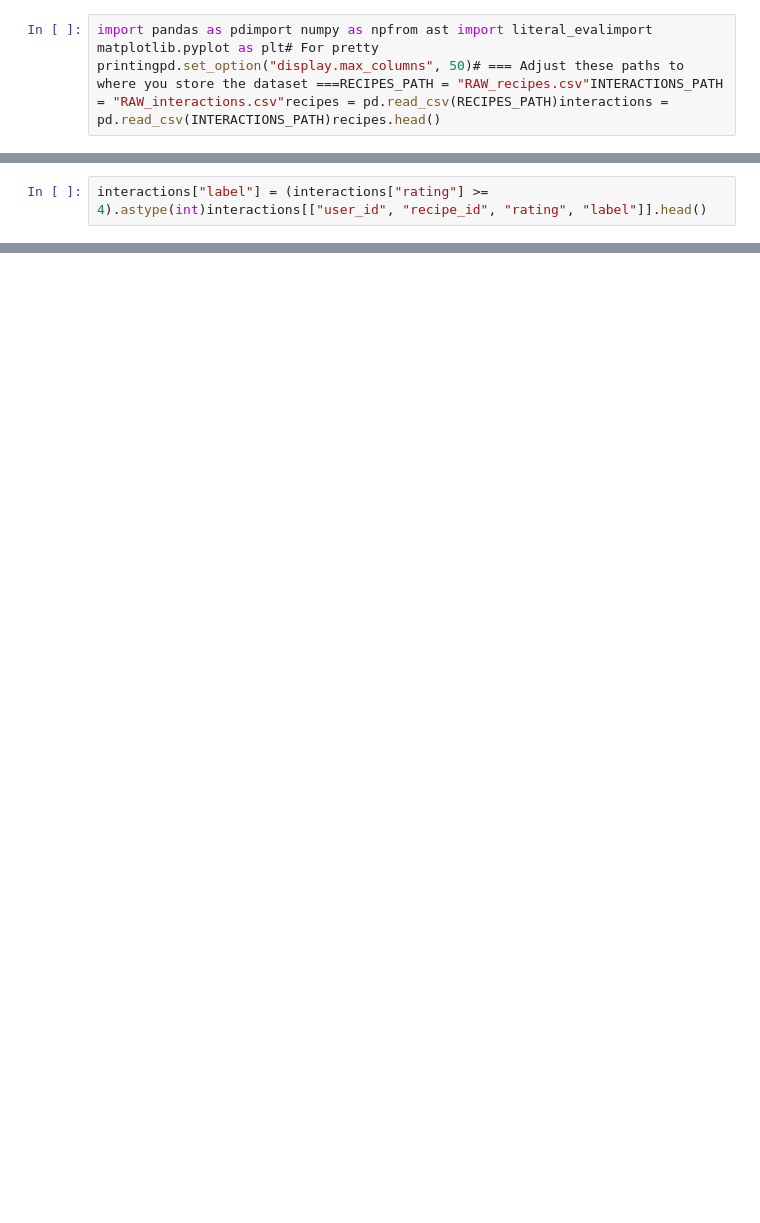
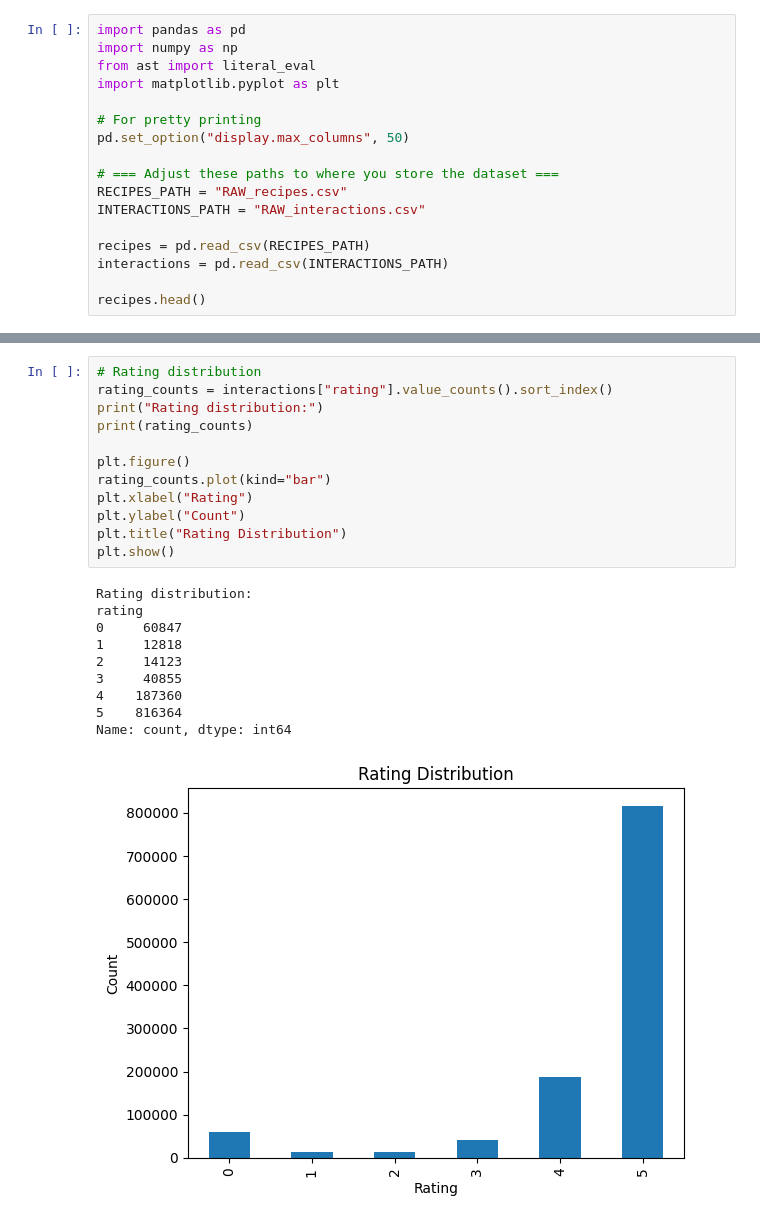
Before and after one commit to MgMap/CSE158_assignment2_MinMyat, a Jupyter notebook: recipes_new.ipynb, the cells around one changed output, grey strips where cells are left out. Drawn from its saved outputs; the diff is of its cells as text; blank space fills up the shorter version.

```diff
--- a/recipes_new.ipynb
+++ b/recipes_new.ipynb
@@ -5,2 +57,17 @@
 # %%
-import pandas as pdimport numpy as npfrom ast import literal_evalimport matplotlib.pyplot as plt# For pretty printingpd.set_option("display.max_columns", 50)# === Adjust these paths to where you store the dataset ===RECIPES_PATH = "RAW_recipes.csv"INTERACTIONS_PATH = "RAW_interactions.csv"recipes = pd.read_csv(RECIPES_PATH)interactions = pd.read_csv(INTERACTIONS_PATH)recipes.head()
+import pandas as pd
+import numpy as np
+from ast import literal_eval
+import matplotlib.pyplot as plt
+
+# For pretty printing
+pd.set_option("display.max_columns", 50)
+
+# === Adjust these paths to where you store the dataset ===
+RECIPES_PATH = "RAW_recipes.csv"
+INTERACTIONS_PATH = "RAW_interactions.csv"
+
+recipes = pd.read_csv(RECIPES_PATH)
+interactions = pd.read_csv(INTERACTIONS_PATH)
+
+recipes.head()
@@ -21,2 +89,0 @@ n_users = interactions["user_id"].nunique()n_items = interactions["recipe_id"].n
-# %%
-interactions["label"] = (interactions["rating"] >= 4).astype(int)interactions[["user_id", "recipe_id", "rating", "label"]].head()
@@ -78,0 +117,23 @@ Interpretation examples (fill with your observations):- Positive coefficient: fe
+# %%
+# Rating distribution
+rating_counts = interactions["rating"].value_counts().sort_index()
+print("Rating distribution:")
+print(rating_counts)
+
+plt.figure()
+rating_counts.plot(kind="bar")
+plt.xlabel("Rating")
+plt.ylabel("Count")
+plt.title("Rating Distribution")
+plt.show()
+# %% [output]
+Rating distribution:
+rating
+0     60847
+1     12818
+2     14123
+3     40855
+4    187360
+5    816364
+Name: count, dtype: int64
+[figure, added]
```
Also changed, not shown: parts of 75 cells of this notebook, 13 other files.
